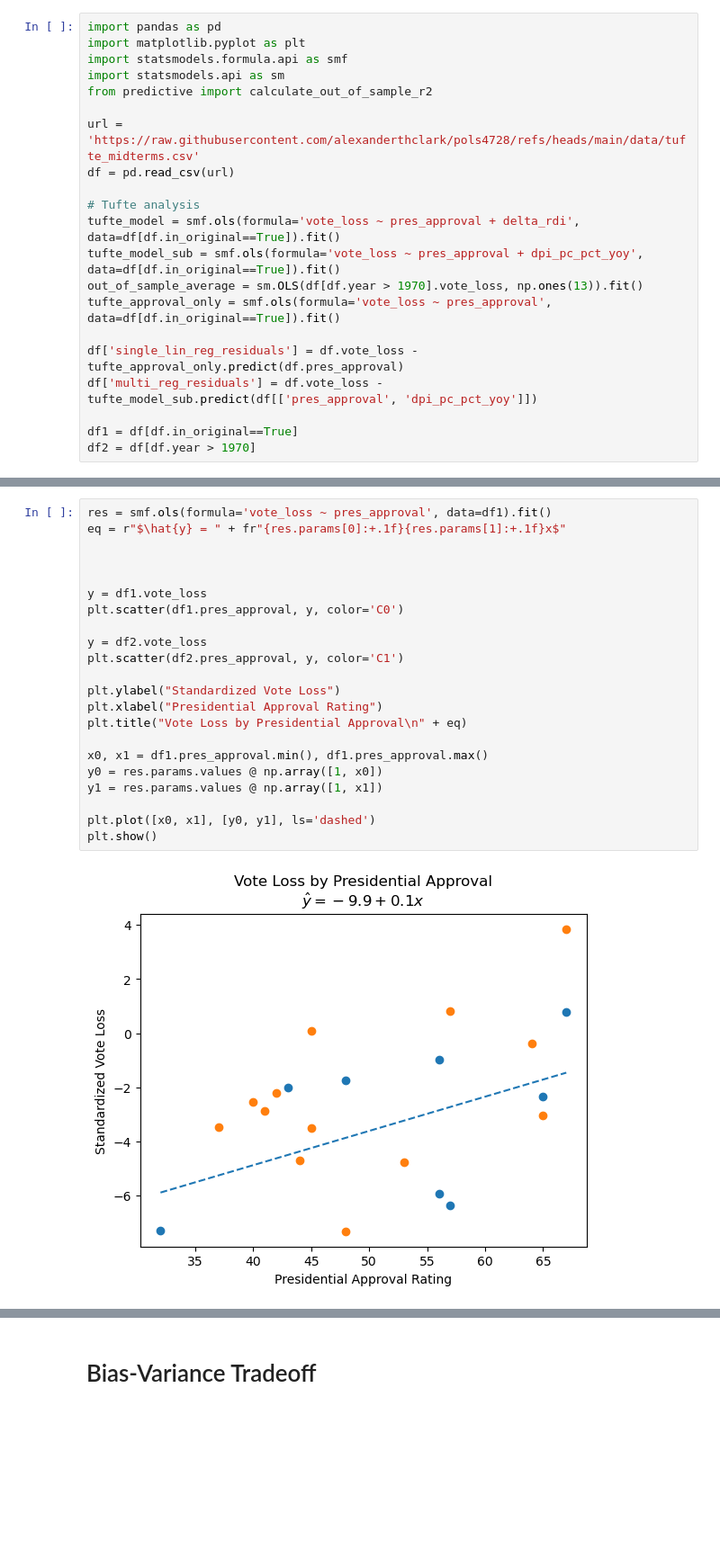
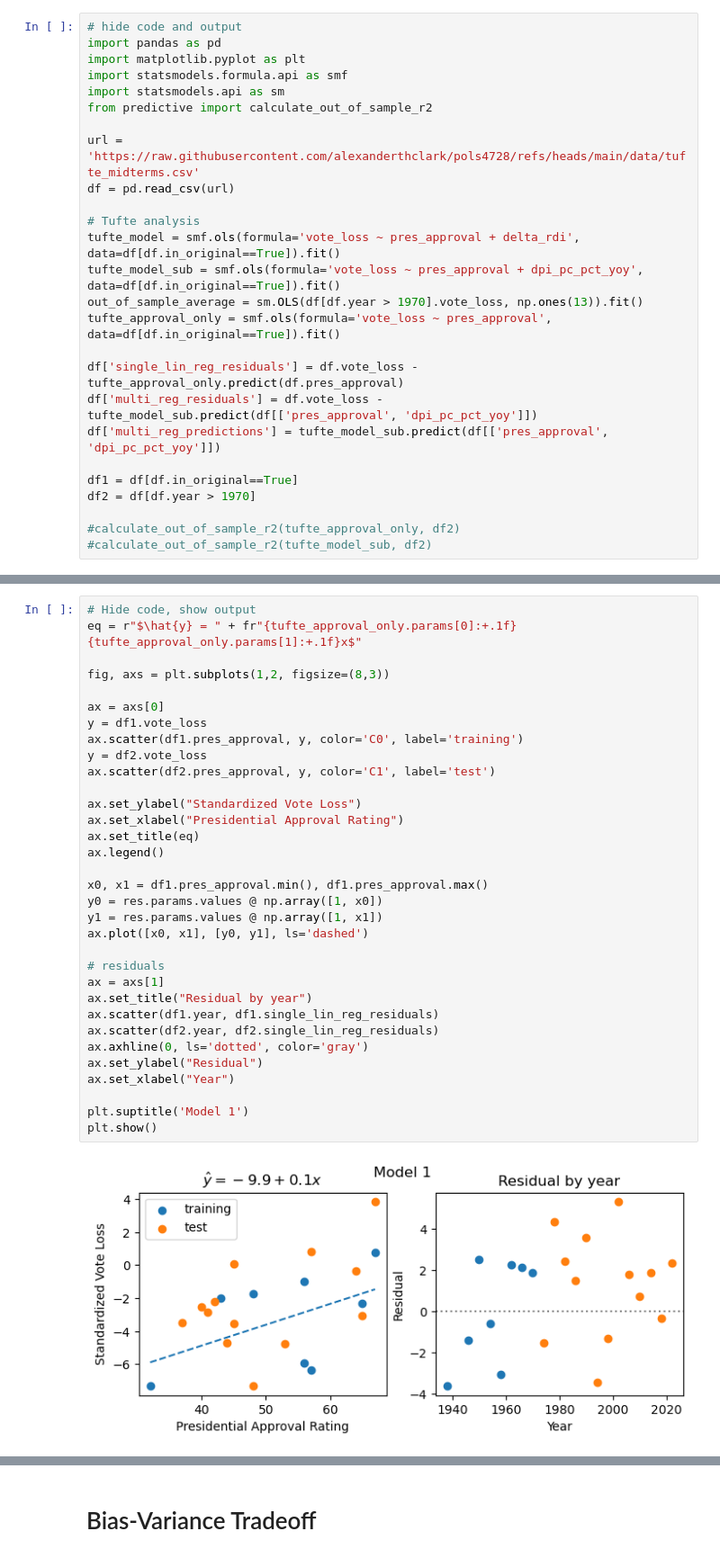
Before and after one commit to alexanderthclark/pols4728, a Jupyter notebook: book/chapters/predictive.ipynb, the cells around one changed output, grey strips where cells are left out. Shown at 90% size. Cells and saved outputs as stored; diff of their text form; blank space fills up the shorter version.

```diff
--- a/book/chapters/predictive.ipynb
+++ b/book/chapters/predictive.ipynb
@@ -38,4 +38,5 @@ Let's see how two modifications of Tufte's model holds up with test data. I was
 # %%
+# hide code and output
 import pandas as pd
 import matplotlib.pyplot as plt
 import statsmodels.formula.api as smf
@@ -53,6 +54,10 @@ tufte_approval_only = smf.ols(formula='vote_loss ~ pres_approval', data=df[df.in
 
 df['single_lin_reg_residuals'] = df.vote_loss - tufte_approval_only.predict(df.pres_approval)
 df['multi_reg_residuals'] = df.vote_loss - tufte_model_sub.predict(df[['pres_approval', 'dpi_pc_pct_yoy']])
+df['multi_reg_predictions'] = tufte_model_sub.predict(df[['pres_approval', 'dpi_pc_pct_yoy']])
 
 df1 = df[df.in_original==True]
 df2 = df[df.year > 1970]
+
+#calculate_out_of_sample_r2(tufte_approval_only, df2)
+#calculate_out_of_sample_r2(tufte_model_sub, df2)
@@ -79,24 +68,35 @@ tufte_approval_only.rsquared
 # %%
-res = smf.ols(formula='vote_loss ~ pres_approval', data=df1).fit()
-eq = r"$\hat{y} = " + fr"{res.params[0]:+.1f}{res.params[1]:+.1f}x$"
+# Hide code, show output
+eq = r"$\hat{y} = " + fr"{tufte_approval_only.params[0]:+.1f}{tufte_approval_only.params[1]:+.1f}x$"
 
+fig, axs = plt.subplots(1,2, figsize=(8,3))
 
+ax = axs[0]
+y = df1.vote_loss
+ax.scatter(df1.pres_approval, y, color='C0', label='training')
+y = df2.vote_loss
+ax.scatter(df2.pres_approval, y, color='C1', label='test')
 
-y = df1.vote_loss
-plt.scatter(df1.pres_approval, y, color='C0')
-
-y = df2.vote_loss
-plt.scatter(df2.pres_approval, y, color='C1')
-
-plt.ylabel("Standardized Vote Loss")
-plt.xlabel("Presidential Approval Rating")
-plt.title("Vote Loss by Presidential Approval\n" + eq)
+ax.set_ylabel("Standardized Vote Loss")
+ax.set_xlabel("Presidential Approval Rating")
+ax.set_title(eq)
+ax.legend()
 
 x0, x1 = df1.pres_approval.min(), df1.pres_approval.max()
 y0 = res.params.values @ np.array([1, x0])
 y1 = res.params.values @ np.array([1, x1])
+ax.plot([x0, x1], [y0, y1], ls='dashed')
 
-plt.plot([x0, x1], [y0, y1], ls='dashed')
+# residuals
+ax = axs[1]
+ax.set_title("Residual by year")
+ax.scatter(df1.year, df1.single_lin_reg_residuals)
+ax.scatter(df2.year, df2.single_lin_reg_residuals)
+ax.axhline(0, ls='dotted', color='gray')
+ax.set_ylabel("Residual")
+ax.set_xlabel("Year")
+
+plt.suptitle('Model 1')
 plt.show()
 # %% [output]
-[figure, old version]
+[figure, new version]
```
Also changed, not shown: parts of 22 cells of this notebook.
